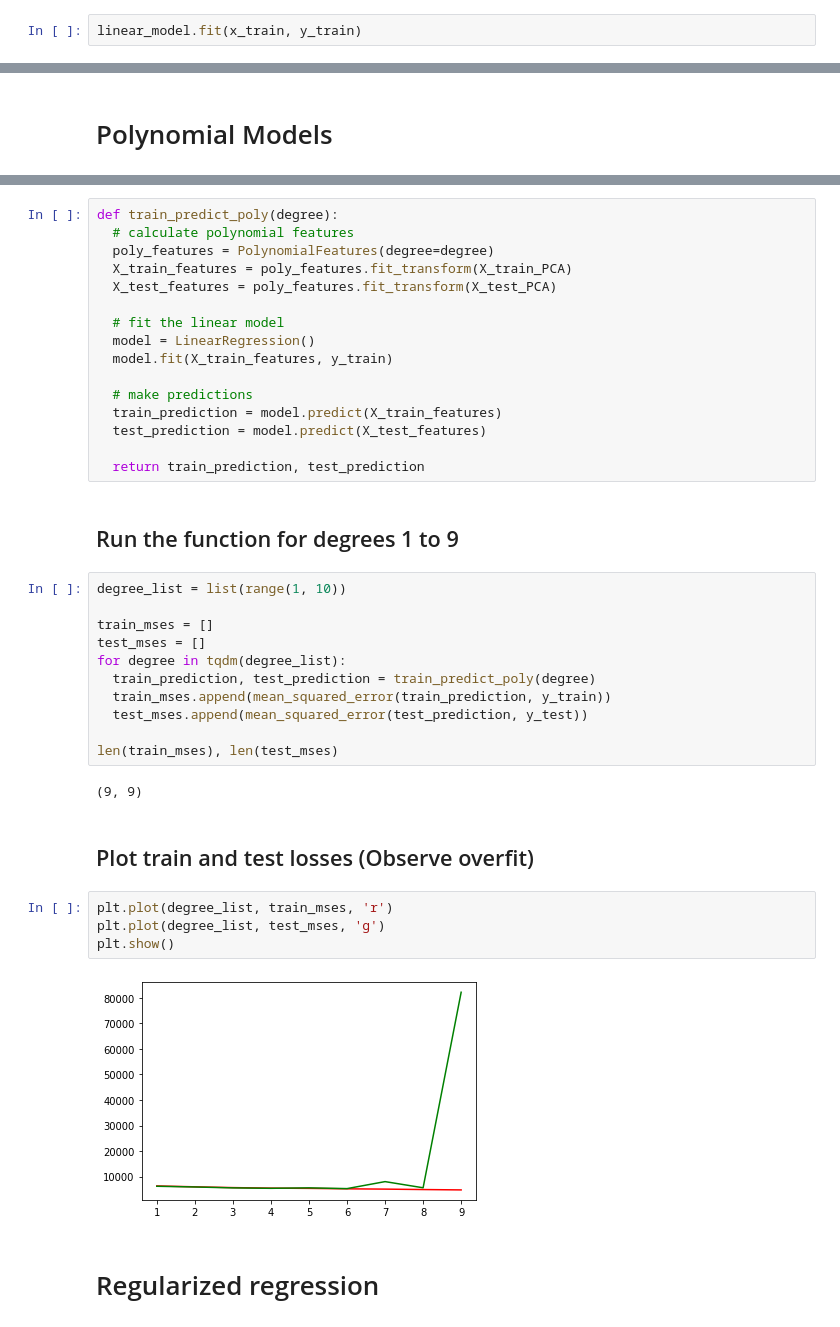
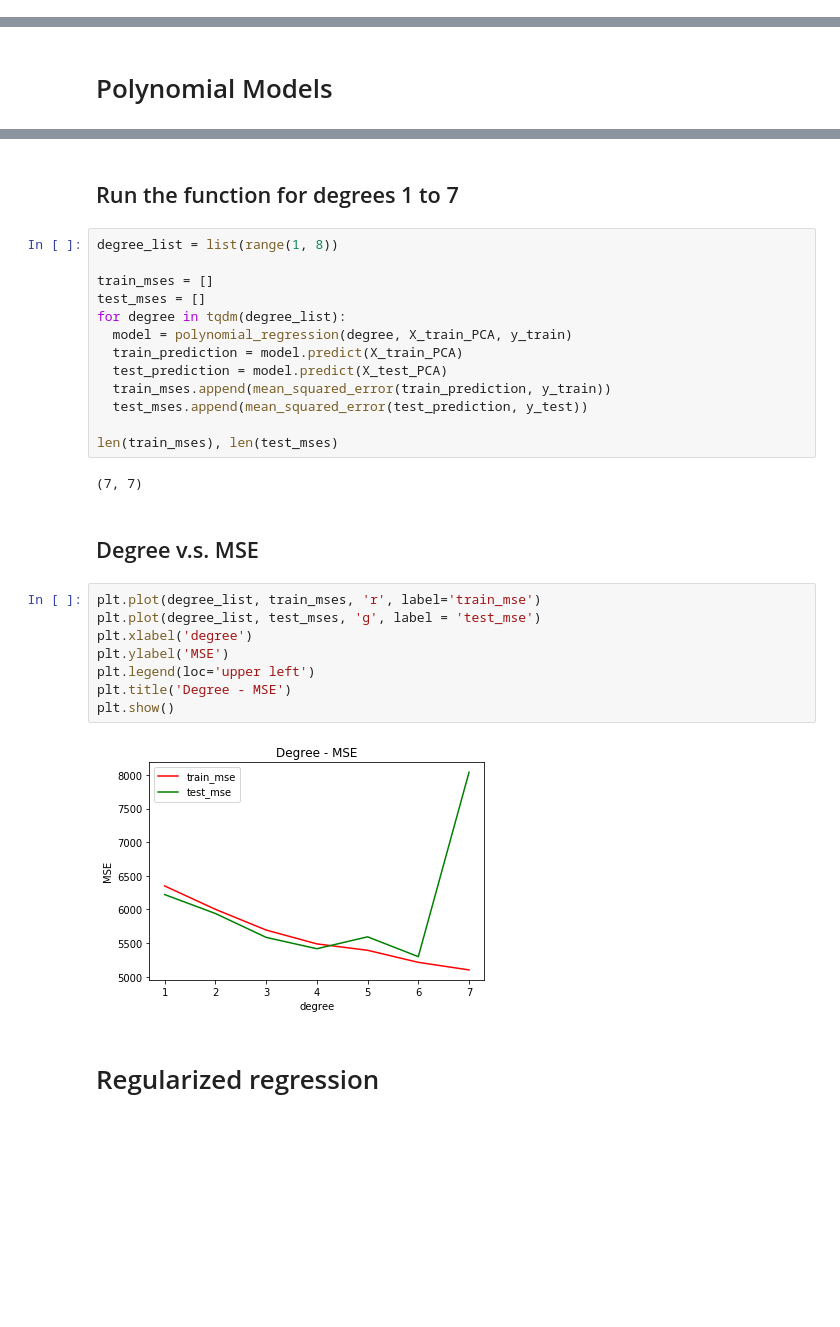
Before and after one commit to mostafaghadimi/IEEE-HandsOn, a Jupyter notebook: Regression.ipynb, the cells around one changed output, grey strips where cells are left out. Saved outputs shown, nothing was run; the diff lists cells and outputs as text; blank space fills up the shorter version.

Commit message:
[Regression] last commit

```diff
--- a/Regression.ipynb
+++ b/Regression.ipynb
@@ -478,2 +454,0 @@ linear_model = LinearRegression()
-# %%
-linear_model.fit(x_train, y_train)
@@ -833,42 +790,32 @@ plt.show()
-# %%
-def train_predict_poly(degree):
-  # calculate polynomial features
-  poly_features = PolynomialFeatures(degree=degree)
-  X_train_features = poly_features.fit_transform(X_train_PCA)
-  X_test_features = poly_features.fit_transform(X_test_PCA)
-
-  # fit the linear model
-  model = LinearRegression()
-  model.fit(X_train_features, y_train)
-
-  # make predictions
-  train_prediction = model.predict(X_train_features)
-  test_prediction = model.predict(X_test_features)
-
-  return train_prediction, test_prediction
 # %% [markdown]
-## Run the function for degrees 1 to 9
+## Run the function for degrees 1 to 7
 # %%
-degree_list = list(range(1, 10))
+degree_list = list(range(1, 8))
 
 train_mses = []
 test_mses = []
 for degree in tqdm(degree_list):
-  train_prediction, test_prediction = train_predict_poly(degree)
+  model = polynomial_regression(degree, X_train_PCA, y_train)
+  train_prediction = model.predict(X_train_PCA)
+  test_prediction = model.predict(X_test_PCA)
   train_mses.append(mean_squared_error(train_prediction, y_train))
   test_mses.append(mean_squared_error(test_prediction, y_test))
 
 len(train_mses), len(test_mses)
 # %% [output]
-(9, 9)
+(7, 7)
-# %% [markdown]
-## Plot train and test losses (Observe overfit)
+# %% [markdown]
+## Degree v.s. MSE
 # %%
-plt.plot(degree_list, train_mses, 'r')
-plt.plot(degree_list, test_mses, 'g')
+plt.plot(degree_list, train_mses, 'r', label='train_mse')
+plt.plot(degree_list, test_mses, 'g', label = 'test_mse')
+plt.xlabel('degree')
+plt.ylabel('MSE')
+plt.legend(loc='upper left')
+plt.title('Degree - MSE')
 plt.show()
 # %% [output]
-[figure, old version]
+[figure, new version]
 # %% [markdown]
 # Regularized regression
 # %%
```
Also changed, not shown: parts of 63 cells of this notebook.
